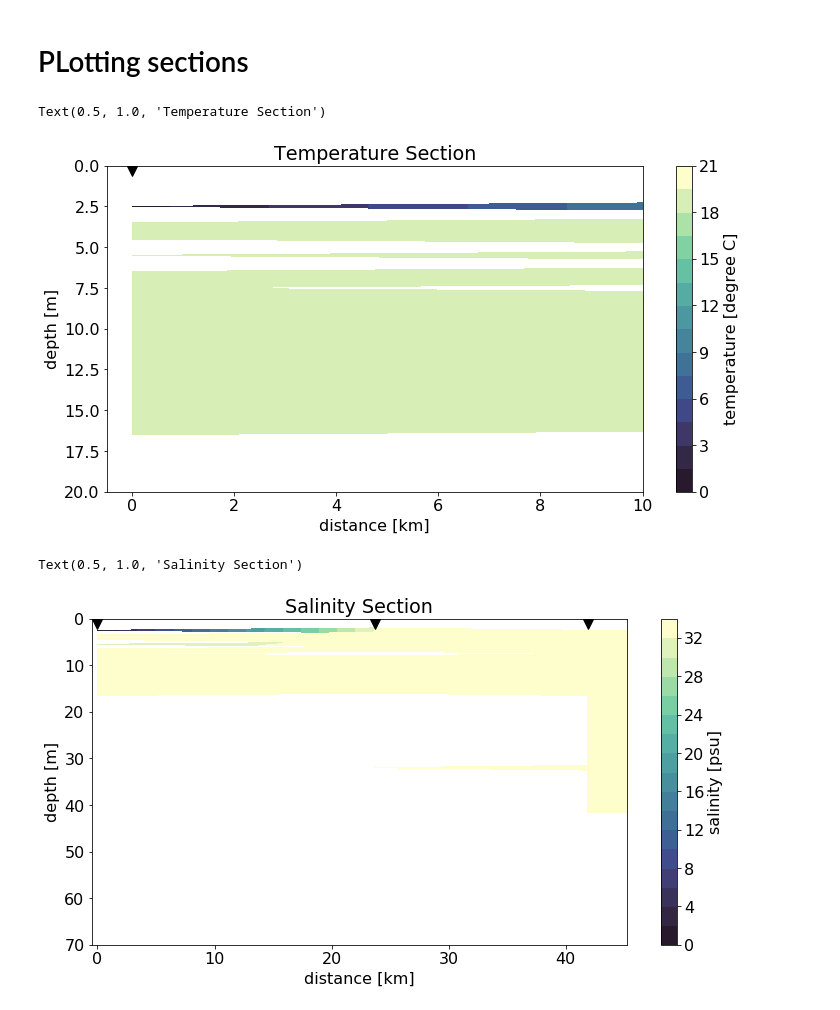
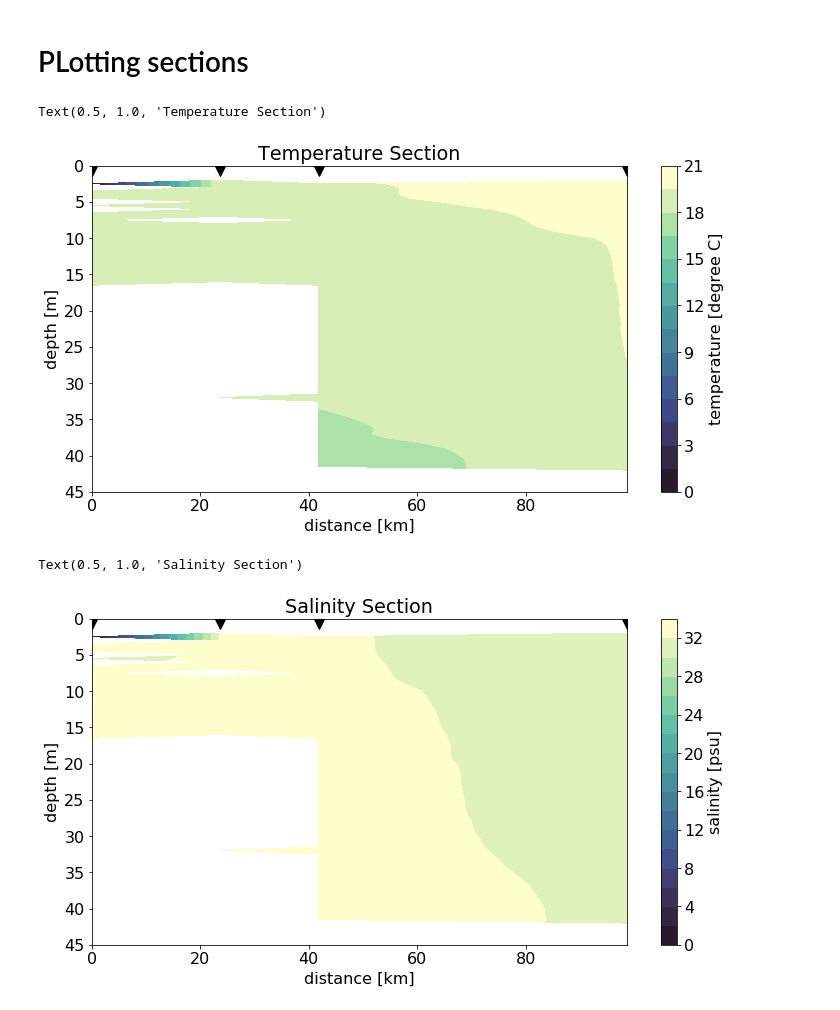
Before and after one commit to kmcgarry17/Expedition2020, a Jupyter notebook: Section Cruise 1.ipynb, the cells around one changed output. Drawn from its saved outputs; the diff is of its cells as text; code cells hidden in the pictures.

Commit message:
use function
edit the code to use the function cast_to_xarray. Also adjust section plot axes

```diff
--- a/Section Cruise 1.ipynb
+++ b/Section Cruise 1.ipynb
@@ -110,27 +13,0 @@ castWFxr = castWFxr.assign_coords({'latitude': xr.DataArray(castWF.attributes['L
-# %%
-
-# convert the data one station at a time to xarray
-# ideally would make this more generic - but for now, it works!
-# get data from cnv file
-depth    = castRace['DEPTH']
-temperature = castRace['TEMP']
-salinity    = castRace['PSAL']
-fluorescence = castRace['wetStar']
-
-# put the data in a dictionary
-datadic = {'depth' : depth, 'temperature' : temperature,
-            'salinity' : salinity, 'fluorescence' : fluorescence}
-
-# convert the dictionary to a pandas dataframe
-castRacedf=pd.DataFrame.from_dict(datadic)
-
-# convert pandas to xarray
-castRacexr = castRacedf.set_index('depth').to_xarray()
-
-# add latitude and longitude coordinates
-castRacexr = castRacexr.assign_coords({'latitude': xr.DataArray(castRace.attributes['LATITUDE']),
-                                   'longitude' : xr.DataArray(castRace.attributes['LONGITUDE']),
-                                 'station':"Race"
-                                  }
-                                  )
-# castRacexr
@@ -173,8 +57,8 @@ ctdsection.salinity.attrs['units'] = 'psu'
 def beautifications(ax):
     ax.plot(ctdsection.distance,ctdsection.distance.size*[0],
              'kv',markersize=20)
-    ax.set_ylim(20,0)
-    ax.set_xlim(-.5,10)
+    ax.set_ylim(45,0)
+#    ax.set_xlim(-.5,10)
 
 fig = plt.figure(figsize=(12,6))
 plt.rcParams.update({'font.size': 16})
@@ -188,24 +72,24 @@ plt.title("Temperature Section")
 # plt.savefig('Figures/temperaturesection789.png')
 # %% [output]
 Text(0.5, 1.0, 'Temperature Section')
-[figure, old version]
+[figure, new version]
 # %%
 def beautifications(ax):
     ax.plot(ctdsection.distance,ctdsection.distance.size*[0],
              'kv',markersize=20)
-    ax.set_ylim(40,0)
-    ax.set_xlim(-.5,45.25)
+    ax.set_ylim(45,0)
+#    ax.set_xlim(-.5,45.25)
 
 fig = plt.figure(figsize=(12,6))
 plt.rcParams.update({'font.size': 16})
 
 ax = fig.add_subplot(111)
 ctdsection.salinity.plot.contourf('distance','depth',levels=20,cmap=cmocean.cm.deep_r)
 beautifications(ax)
 
 plt.title("Salinity Section")
 
 #plt.savefig('Figures/salinitysection789.png')
 # %% [output]
 Text(0.5, 1.0, 'Salinity Section')
-[figure, old version]
+[figure, new version]
```
Also changed, not shown: parts of 10 cells of this notebook.
